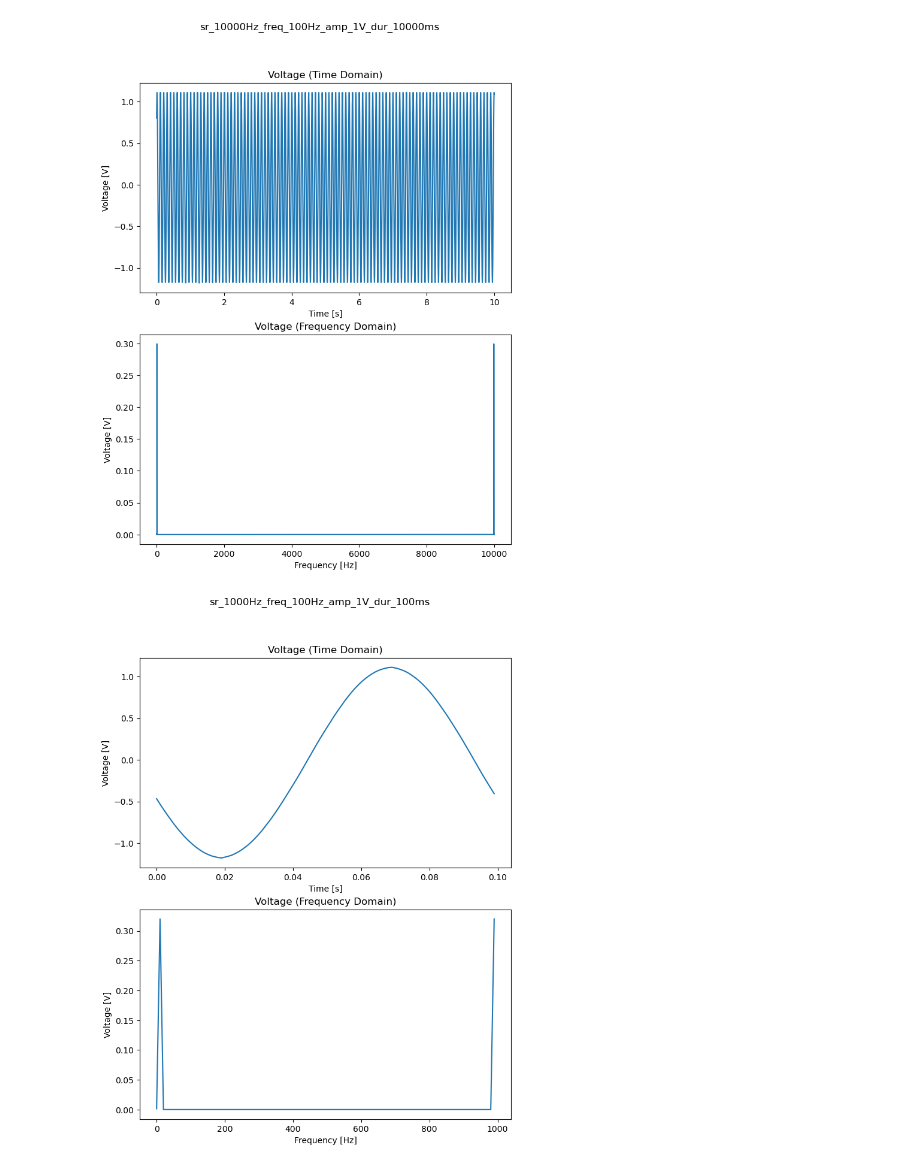
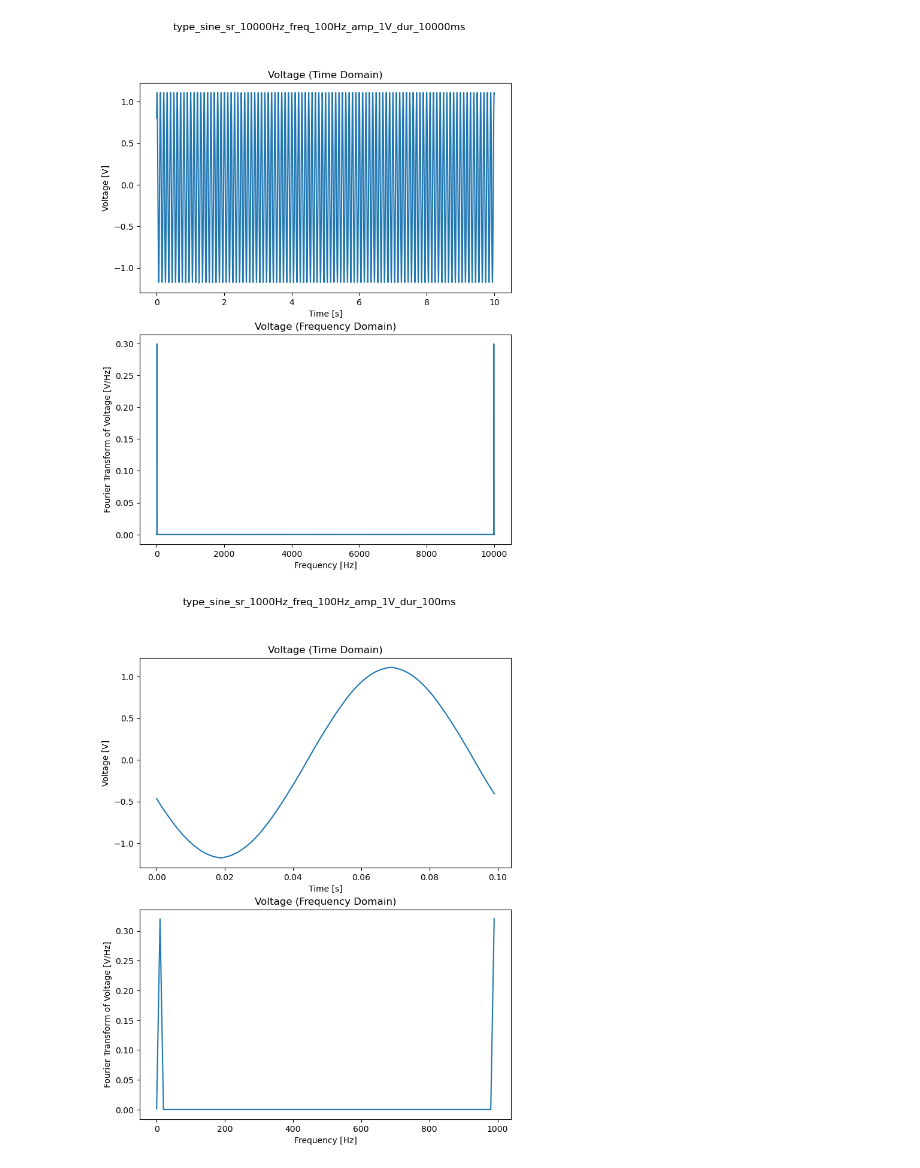
Before and after one commit to jwdesroches/phys_5318, a Jupyter notebook: experiment_1/figures.ipynb, the cells around one changed output. Drawn from its saved outputs; the diff is of its cells as text; code cells hidden in the pictures.

Commit message:
updated code with correct units and better df names

```diff
--- a/experiment_1/figures.ipynb
+++ b/experiment_1/figures.ipynb
@@ -7,8 +7,9 @@ import matplotlib.pyplot as plt
 def read_txt_file(file_path):
     file_name = os.path.basename(file_path)
     sampling_rate, frequency, amplitude, duration = file_name.split('_')[1::2]
+    wave_type = file_name.split('_')[2]
     df = pd.read_csv(file_path, sep='\t', header=None, names = ["Time", "Voltage", "Frequency", "FFT Voltage", "NaN"])
-    df.name = f'sr_{sampling_rate}_freq_{frequency}_amp_{amplitude}_dur_{duration}'[0:-4]
+    df.name = f'type_{wave_type}_sr_{sampling_rate}_freq_{frequency}_amp_{amplitude}_dur_{duration}'[0:-4]
     return df
 
 def extract_data_from_folder(folder_path):
@@ -27,19 +28,19 @@ dataframes_list = extract_data_from_folder(data_folder_path)
 # %%
 for i, df in enumerate(dataframes_list):
 
     fig, (ax1,ax2) = plt.subplots(2,1,figsize = (8,10))
 
     fig.suptitle(f"{df.name}")
     ax1.plot(df["Time"], df["Voltage"])
     ax2.plot(df["Frequency"], df["FFT Voltage"])
 
     ax1.set_title("Voltage (Time Domain)")
     ax1.set_ylabel("Voltage [V]")
     ax1.set_xlabel("Time [s]")
 
     ax2.set_title("Voltage (Frequency Domain)")
-    ax2.set_ylabel("Voltage [V]")
+    ax2.set_ylabel("Fourier Transform of Voltage [V/Hz]")
     ax2.set_xlabel("Frequency [Hz]")
 # %% [output]
-[figure, old version]
+[figure, new version]
-[figure, old version]
+[figure, new version]
```
Also changed, not shown: parts of 1 cell of this notebook.
